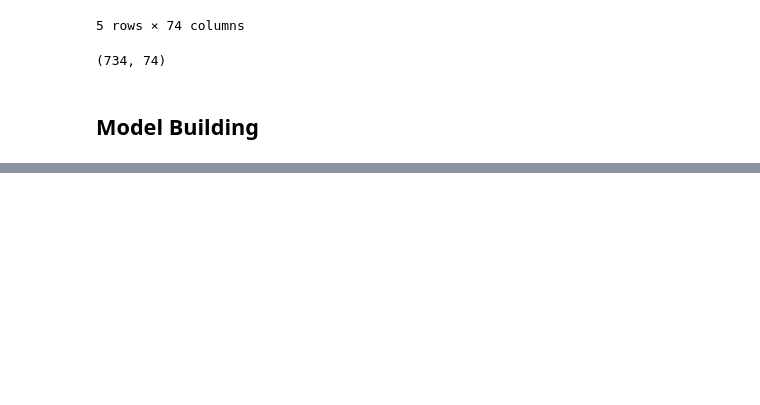
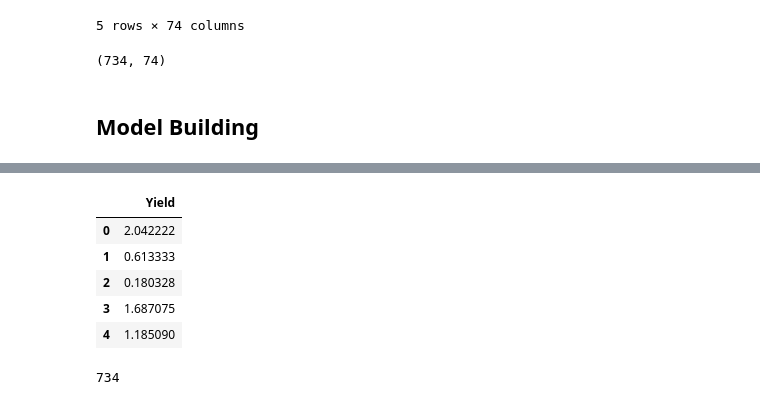
Before and after one commit to vansismishra/FarmElysium, a Jupyter notebook: CropYieldPrediction.ipynb, the cells around one changed output, grey strips where cells are left out. Drawn from its saved outputs; the diff is of its cells as text; code cells hidden in the pictures; blank space fills up the shorter version.

```diff
--- a/CropYieldPrediction.ipynb
+++ b/CropYieldPrediction.ipynb
@@ -1102,0 +1125,13 @@ df_final.shape
+# %%
+y.head()
+# %% [output]
+|  | Yield |
+| 0 | 2.042222 |
+| 1 | 0.613333 |
+| 2 | 0.180328 |
+| 3 | 1.687075 |
+| 4 | 1.185090 |
+# %%
+len(y)
+# %% [output]
+734
```
Also changed, not shown: parts of 29 cells of this notebook, 1 other file.
